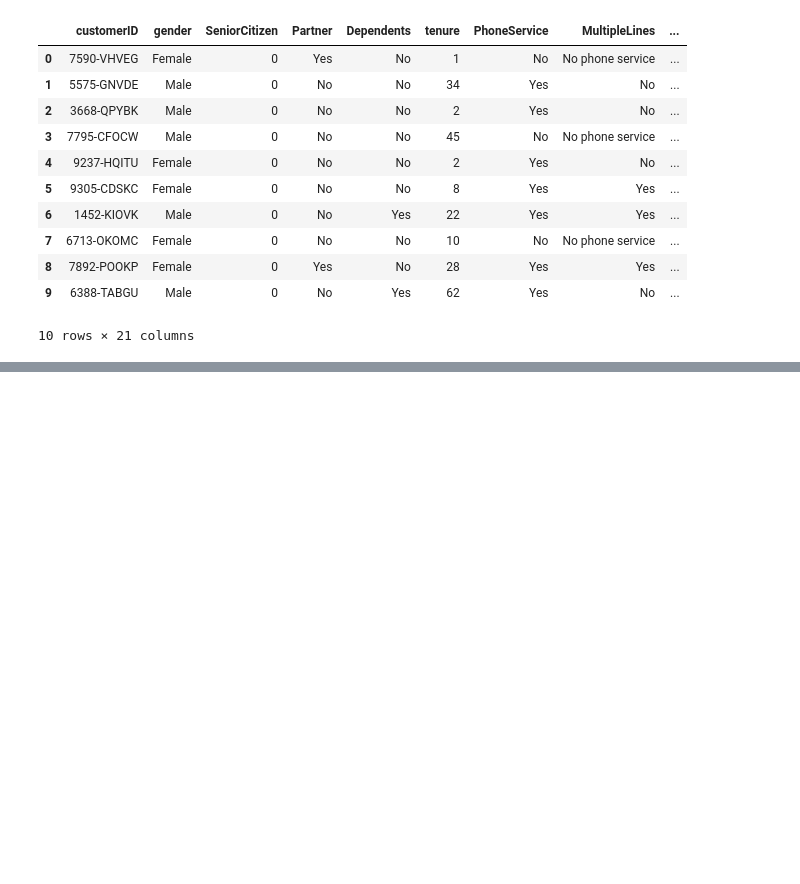
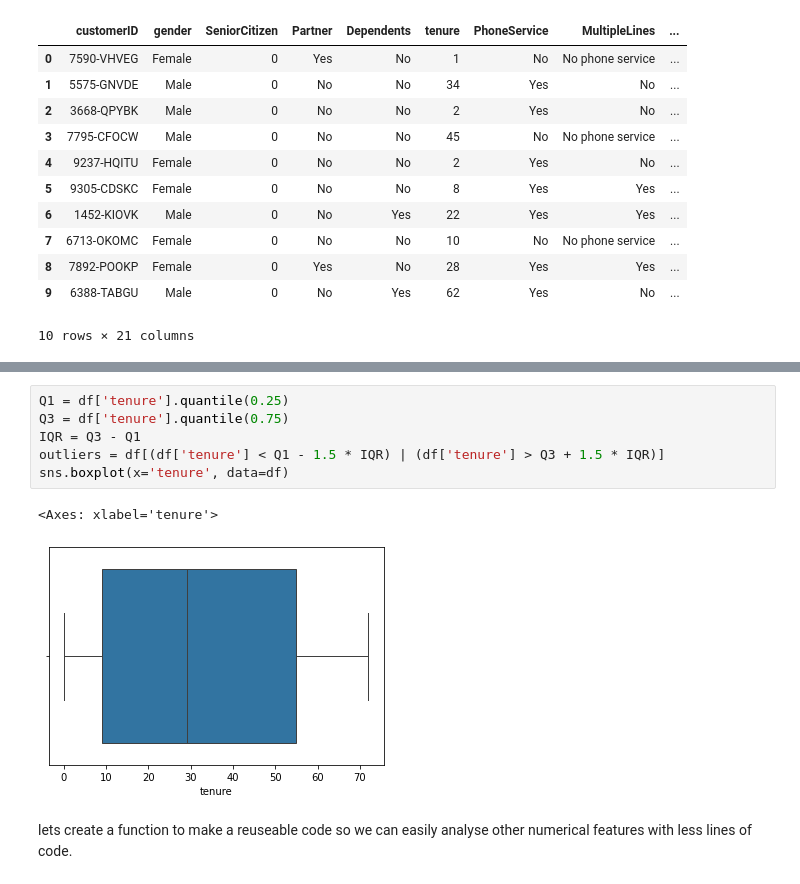
Before and after one commit to niteshpantha/customer_churn, a Jupyter notebook: customer-churn.ipynb, the cells around one changed output, grey strips where cells are left out. Saved outputs shown, nothing was run; the diff lists cells and outputs as text; blank space fills up the shorter version.

Commit message:
Exploratory data analysis

```diff
--- a/customer-churn.ipynb
+++ b/customer-churn.ipynb
@@ -20,0 +470,11 @@ df[:10]
+# %%
+Q1 = df['tenure'].quantile(0.25)
+Q3 = df['tenure'].quantile(0.75)
+IQR = Q3 - Q1
+outliers = df[(df['tenure'] < Q1 - 1.5 * IQR) | (df['tenure'] > Q3 + 1.5 * IQR)]
+sns.boxplot(x='tenure', data=df)
+# %% [output]
+<Axes: xlabel='tenure'>
+[figure, added]
+# %% [markdown]
+lets create a function to make a reuseable code so we can easily analyse other numerical features with less lines of code.
```
Also changed, not shown: parts of 62 cells of this notebook.
